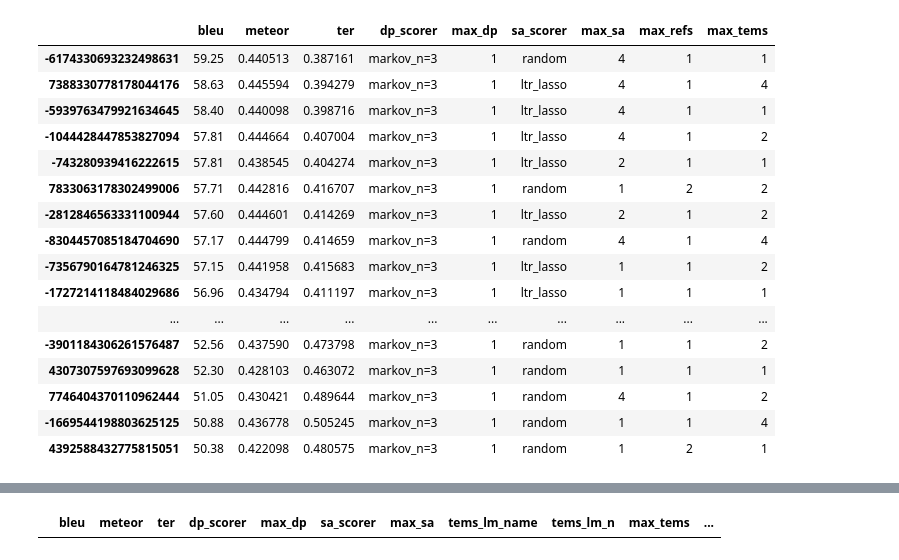
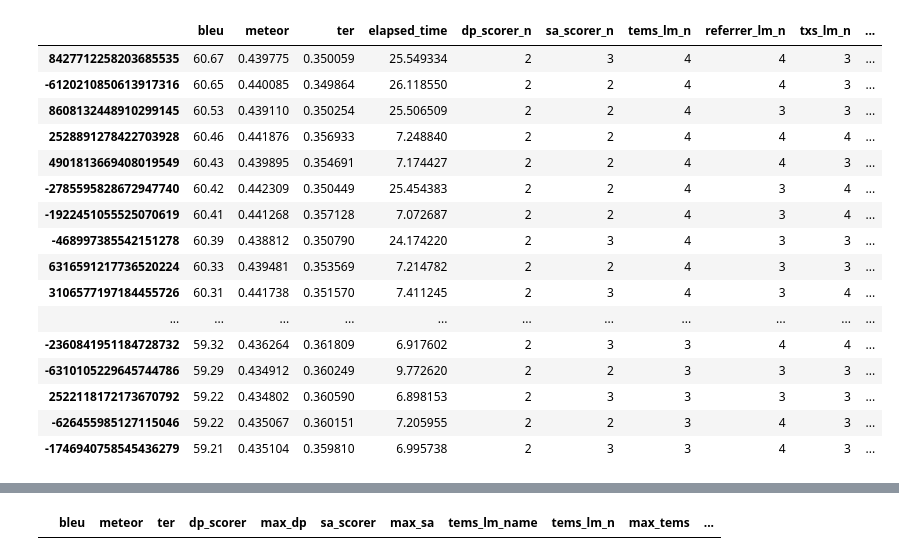
Before and after one commit to abevieiramota/masters, a Jupyter notebook: notebook/00 - Automatic evaluation - DEV.ipynb, the cells around one changed output, grey strips where cells are left out. Cells and saved outputs as stored; diff of their text form; code cells hidden in the pictures.

```diff
--- a/notebook/00 - Automatic evaluation - DEV.ipynb
+++ b/notebook/00 - Automatic evaluation - DEV.ipynb
@@ -40,26 +33,33 @@ To retain the current behavior and silence the warning, pass 'sort=True'.
+# %%
+elapsed_time_dfs = []
+for model in models:
+    with open(f'../data/models/dev/{model}/elapsed_time.txt', 'r') as f:
+        elapsed_time_dfs.append(pd.DataFrame(data=[float(f.readline()[:-1])], index=[model], columns=['elapsed_time']))
+elapsed_time_df = pd.concat(elapsed_time_dfs)
 # %%
 scores_all = scores_df.loc[(slice(None), 'all-cat', slice(None)), :].reset_index(level=[1, 2], drop=True)
 
 df_all = pd.merge(scores_all, params_df, left_index=True, right_index=True)
+df_all = pd.merge(df_all, elapsed_time_df, left_index=True, right_index=True)
 
-cols = ['bleu', 'meteor', 'ter', 'dp_scorer', 'max_dp', 'sa_scorer', 'max_sa', 'max_refs', 'max_tems']
+cols = ['bleu', 'meteor', 'ter', 'elapsed_time', 'dp_scorer_n', 'sa_scorer_n', 'tems_lm_n', 'referrer_lm_n', 'txs_lm_n', 'max_dp', 'max_sa', 'max_refs', 'max_tems']
 df_all = df_all[cols]
 df_all.sort_values(by='bleu', ascending=False)
 # %% [output]
-|  | bleu | meteor | ter | dp_scorer | max_dp | sa_scorer | max_sa | max_refs | max_tems |
-| -6174330693232498631 | 59.25 | 0.440513 | 0.387161 | markov_n=3 | 1 | random | 4 | 1 | 1 |
-| 7388330778178044176 | 58.63 | 0.445594 | 0.394279 | markov_n=3 | 1 | ltr_lasso | 4 | 1 | 4 |
-| -5939763479921634645 | 58.40 | 0.440098 | 0.398716 | markov_n=3 | 1 | ltr_lasso | 4 | 1 | 1 |
-| -1044428447853827094 | 57.81 | 0.444664 | 0.407004 | markov_n=3 | 1 | ltr_lasso | 4 | 1 | 2 |
-| -743280939416222615 | 57.81 | 0.438545 | 0.404274 | markov_n=3 | 1 | ltr_lasso | 2 | 1 | 1 |
-| 7833063178302499006 | 57.71 | 0.442816 | 0.416707 | markov_n=3 | 1 | random | 1 | 2 | 2 |
-| -2812846563331100944 | 57.60 | 0.444601 | 0.414269 | markov_n=3 | 1 | ltr_lasso | 2 | 1 | 2 |
-| -8304457085184704690 | 57.17 | 0.444799 | 0.414659 | markov_n=3 | 1 | random | 4 | 1 | 4 |
-| -7356790164781246325 | 57.15 | 0.441958 | 0.415683 | markov_n=3 | 1 | ltr_lasso | 1 | 1 | 2 |
-| -1727214118484029686 | 56.96 | 0.434794 | 0.411197 | markov_n=3 | 1 | ltr_lasso | 1 | 1 | 1 |
-| ... | ... | ... | ... | ... | ... | ... | ... | ... | ... |
-| -3901184306261576487 | 52.56 | 0.437590 | 0.473798 | markov_n=3 | 1 | random | 1 | 1 | 2 |
-| 4307307597693099628 | 52.30 | 0.428103 | 0.463072 | markov_n=3 | 1 | random | 1 | 1 | 1 |
-| 7746404370110962444 | 51.05 | 0.430421 | 0.489644 | markov_n=3 | 1 | random | 4 | 1 | 2 |
-| -1669544198803625125 | 50.88 | 0.436778 | 0.505245 | markov_n=3 | 1 | random | 1 | 1 | 4 |
-| 4392588432775815051 | 50.38 | 0.422098 | 0.480575 | markov_n=3 | 1 | random | 1 | 2 | 1 |
+|  | bleu | meteor | ter | elapsed_time | dp_scorer_n | sa_scorer_n | tems_lm_n | referrer_lm_n | txs_lm_n | ... |
+| 8427712258203685535 | 60.67 | 0.439775 | 0.350059 | 25.549334 | 2 | 3 | 4 | 4 | 3 | ... |
+| -6120210850613917316 | 60.65 | 0.440085 | 0.349864 | 26.118550 | 2 | 2 | 4 | 4 | 3 | ... |
+| 8608132448910299145 | 60.53 | 0.439110 | 0.350254 | 25.506509 | 2 | 2 | 4 | 3 | 3 | ... |
+| 2528891278422703928 | 60.46 | 0.441876 | 0.356933 | 7.248840 | 2 | 2 | 4 | 4 | 4 | ... |
+| 4901813669408019549 | 60.43 | 0.439895 | 0.354691 | 7.174427 | 2 | 2 | 4 | 4 | 3 | ... |
+| -2785595828672947740 | 60.42 | 0.442309 | 0.350449 | 25.454383 | 2 | 2 | 4 | 3 | 4 | ... |
+| -1922451055525070619 | 60.41 | 0.441268 | 0.357128 | 7.072687 | 2 | 2 | 4 | 3 | 4 | ... |
+| -468997385542151278 | 60.39 | 0.438812 | 0.350790 | 24.174220 | 2 | 3 | 4 | 3 | 3 | ... |
+| 6316591217736520224 | 60.33 | 0.439481 | 0.353569 | 7.214782 | 2 | 2 | 4 | 3 | 3 | ... |
+| 3106577197184455726 | 60.31 | 0.441738 | 0.351570 | 7.411245 | 2 | 3 | 4 | 3 | 4 | ... |
+| ... | ... | ... | ... | ... | ... | ... | ... | ... | ... | ... |
+| -2360841951184728732 | 59.32 | 0.436264 | 0.361809 | 6.917602 | 2 | 3 | 3 | 4 | 4 | ... |
+| -6310105229645744786 | 59.29 | 0.434912 | 0.360249 | 9.772620 | 2 | 2 | 3 | 3 | 3 | ... |
+| 2522118172173670792 | 59.22 | 0.434802 | 0.360590 | 6.898153 | 2 | 3 | 3 | 3 | 3 | ... |
+| -626455985127115046 | 59.22 | 0.435067 | 0.360151 | 7.205955 | 2 | 2 | 3 | 4 | 3 | ... |
+| -1746940758545436279 | 59.21 | 0.435104 | 0.359810 | 6.995738 | 2 | 3 | 3 | 4 | 3 | ... |
```
Also changed, not shown: parts of 4 cells of this notebook, 7 other files.
